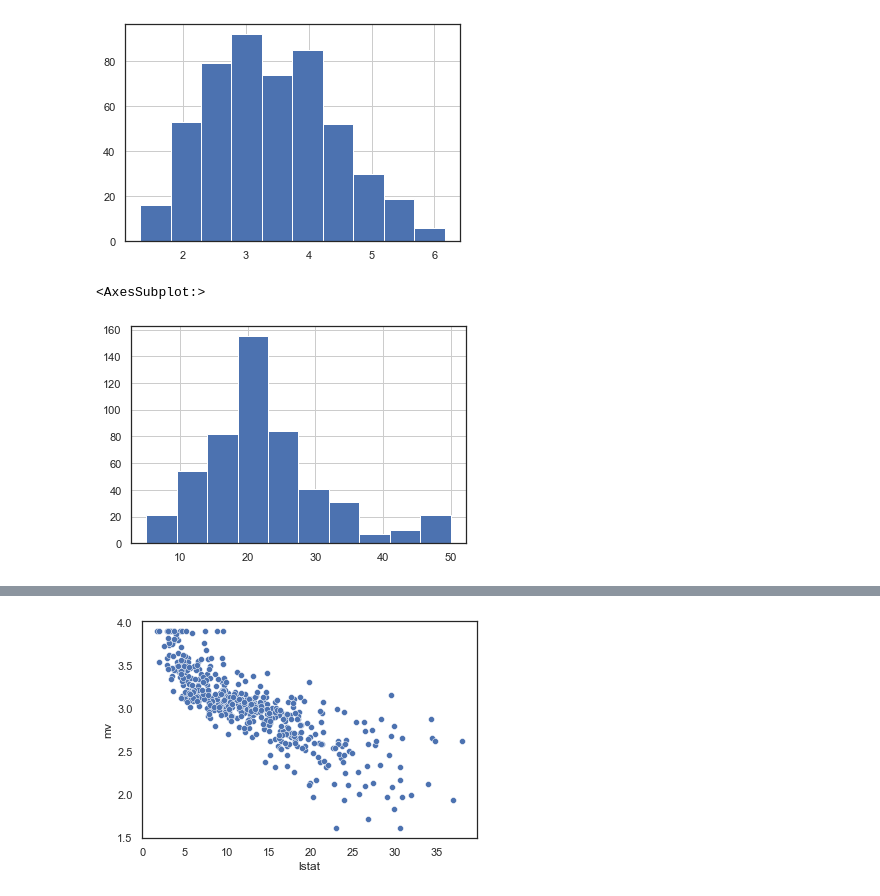
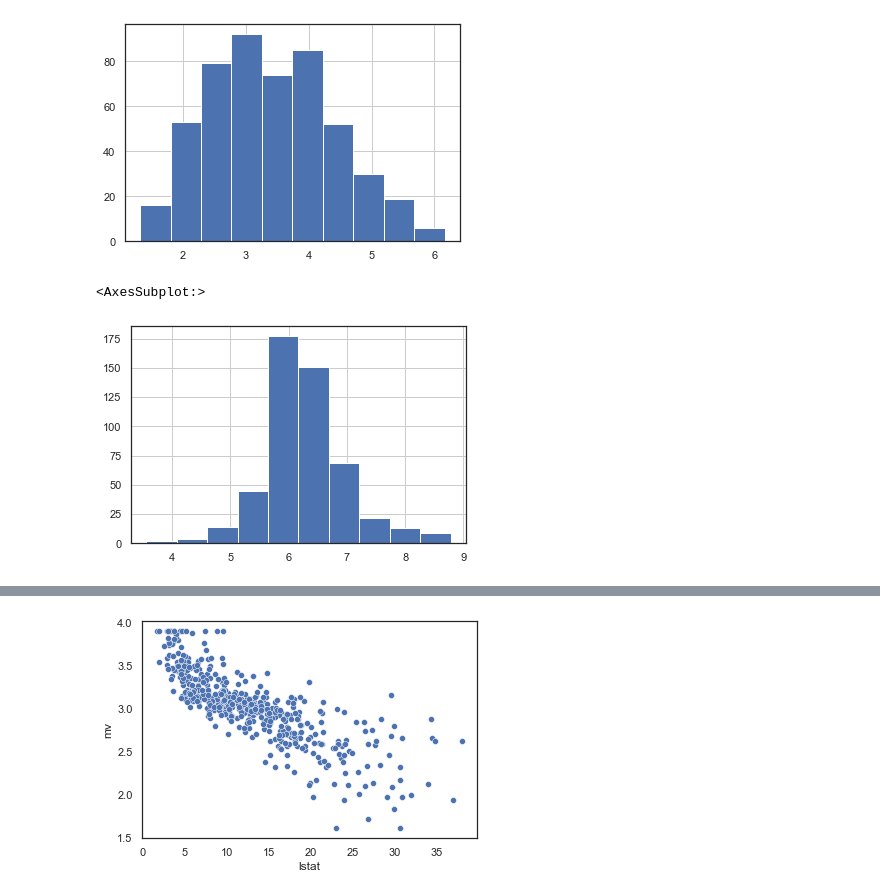
Before and after one commit to bblank70/MSDS422, a Jupyter notebook: Assignment2- Boston_Housing.ipynb, the cells around one changed output, grey strips where cells are left out. Cells and saved outputs as stored; diff of their text form; code cells hidden in the pictures.

```diff
--- a/Assignment2- Boston_Housing.ipynb
+++ b/Assignment2- Boston_Housing.ipynb
@@ -272,7 +274,7 @@ log.hist()
 <AxesSubplot:>
 [figure]
 # %%
-boston.mv.hist()
+boston.rooms.hist()
 # %% [output]
 <AxesSubplot:>
-[figure, old version]
+[figure, new version]
```
Also changed, not shown: parts of 46 cells of this notebook.
